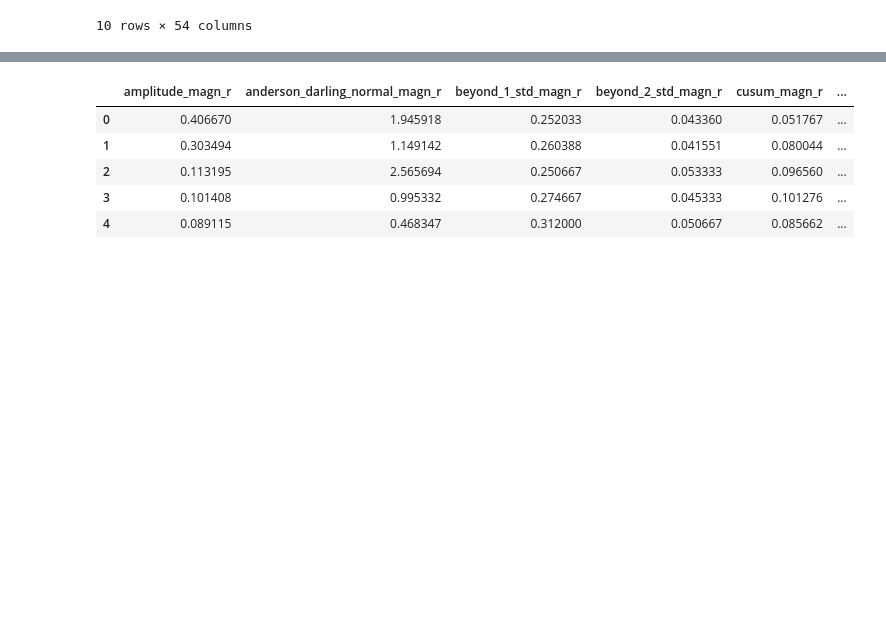
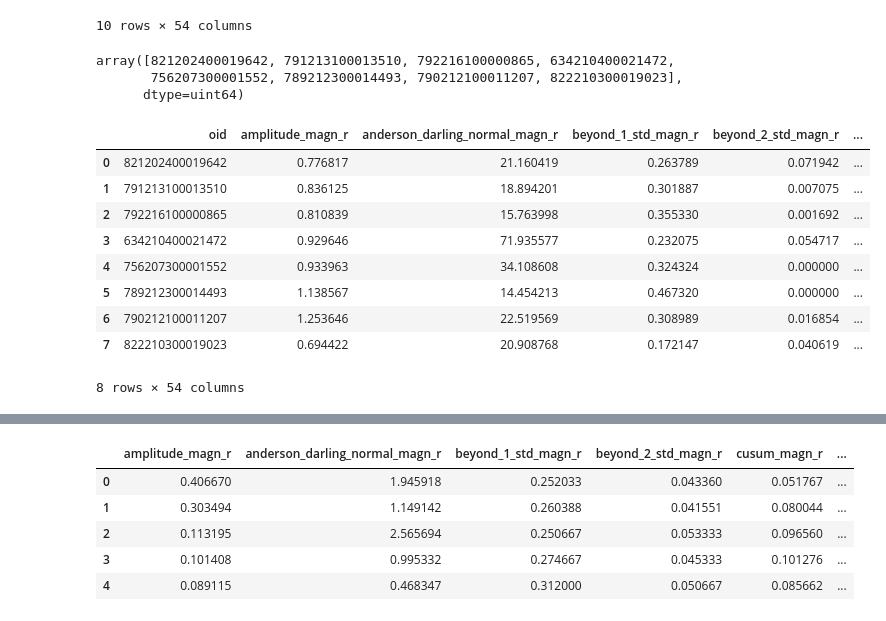
Before and after one commit to TorshaMajumder/PineSearch, a Jupyter notebook: notebooks/inspect_priors.ipynb, the cells around one changed output, grey strips where cells are left out. Drawn from its saved outputs; the diff is of its cells as text; code cells hidden in the pictures; blank space fills up the shorter version.

```diff
--- a/notebooks/inspect_priors.ipynb
+++ b/notebooks/inspect_priors.ipynb
@@ -167,3 +39,81 @@ df.head(10)
 | 8 | 864214300002159 | 0.067125 | 2.115403 | 0.245333 | 0.045333 | ... |
 | 9 | 864214300015300 | 0.343309 | 0.715450 | 0.297297 | 0.054054 | ... |
 10 rows × 54 columns
+# %%
+priors = [676202300024545,
+            685208400000922,
+            367202200013320,
+            294202200005471,
+            564206300013071,
+            388201200030634,
+            763205100038185,
+            829213400044066,
+            830216400044921,
+            689212300032140,
+            688209400039752,
+            1729201400023934,
+            821202400019642,
+            791213100013510,
+            792216100000865,
+            765203200020079,
+            574209400003534,
+            575212300012517,
+            694215300007877,
+            758215100025024,
+            756213400010875,
+            757216400025865,
+            576208400005830,
+            1642216400028194,
+            629216400000685,
+            634210400021472,
+            683202200008908,
+            765202100038246,
+            815215100009239,
+            760214100025069,
+            756207300001552,
+            574211300027730,
+            547212200011772,
+            250208300018885,
+            249205400014552,
+            765206200003680,
+            789212300014493,
+            788209300023458,
+            752210400015819,
+            1789201300001286,
+            790212100011207,
+            623208100016917,
+            304204400005857,
+            822210300019023,
+            865206200014558,
+            566209300022264,
+            294212100004406,
+            1639208200011528,
+            821207100004043,
+            847209200012956]
+
+
+prior_index = [np.where(oids==i)[0] for i in priors]
+index = list()
+for i in prior_index:
+    if i.size>0:
+        index.append(i[0])
+oids[index]
+# %% [output]
+array([821202400019642, 791213100013510, 792216100000865, 634210400021472,
+       756207300001552, 789212300014493, 790212100011207, 822210300019023],
+      dtype=uint64)
+# %%
+prior_df = pd.DataFrame()
+prior_df = pd.concat([prior_df, pd.concat([pd.DataFrame(oids[index], columns=["oid"]), pd.DataFrame(features[index])], axis=1)], axis=0)
+prior_df
+# %% [output]
+|  | oid | amplitude_magn_r | anderson_darling_normal_magn_r | beyond_1_std_magn_r | beyond_2_std_magn_r | ... |
+| 0 | 821202400019642 | 0.776817 | 21.160419 | 0.263789 | 0.071942 | ... |
+| 1 | 791213100013510 | 0.836125 | 18.894201 | 0.301887 | 0.007075 | ... |
+| 2 | 792216100000865 | 0.810839 | 15.763998 | 0.355330 | 0.001692 | ... |
+| 3 | 634210400021472 | 0.929646 | 71.935577 | 0.232075 | 0.054717 | ... |
+| 4 | 756207300001552 | 0.933963 | 34.108608 | 0.324324 | 0.000000 | ... |
+| 5 | 789212300014493 | 1.138567 | 14.454213 | 0.467320 | 0.000000 | ... |
+| 6 | 790212100011207 | 1.253646 | 22.519569 | 0.308989 | 0.016854 | ... |
+| 7 | 822210300019023 | 0.694422 | 20.908768 | 0.172147 | 0.040619 | ... |
+8 rows × 54 columns
```
Also changed, not shown: parts of 17 cells of this notebook.
